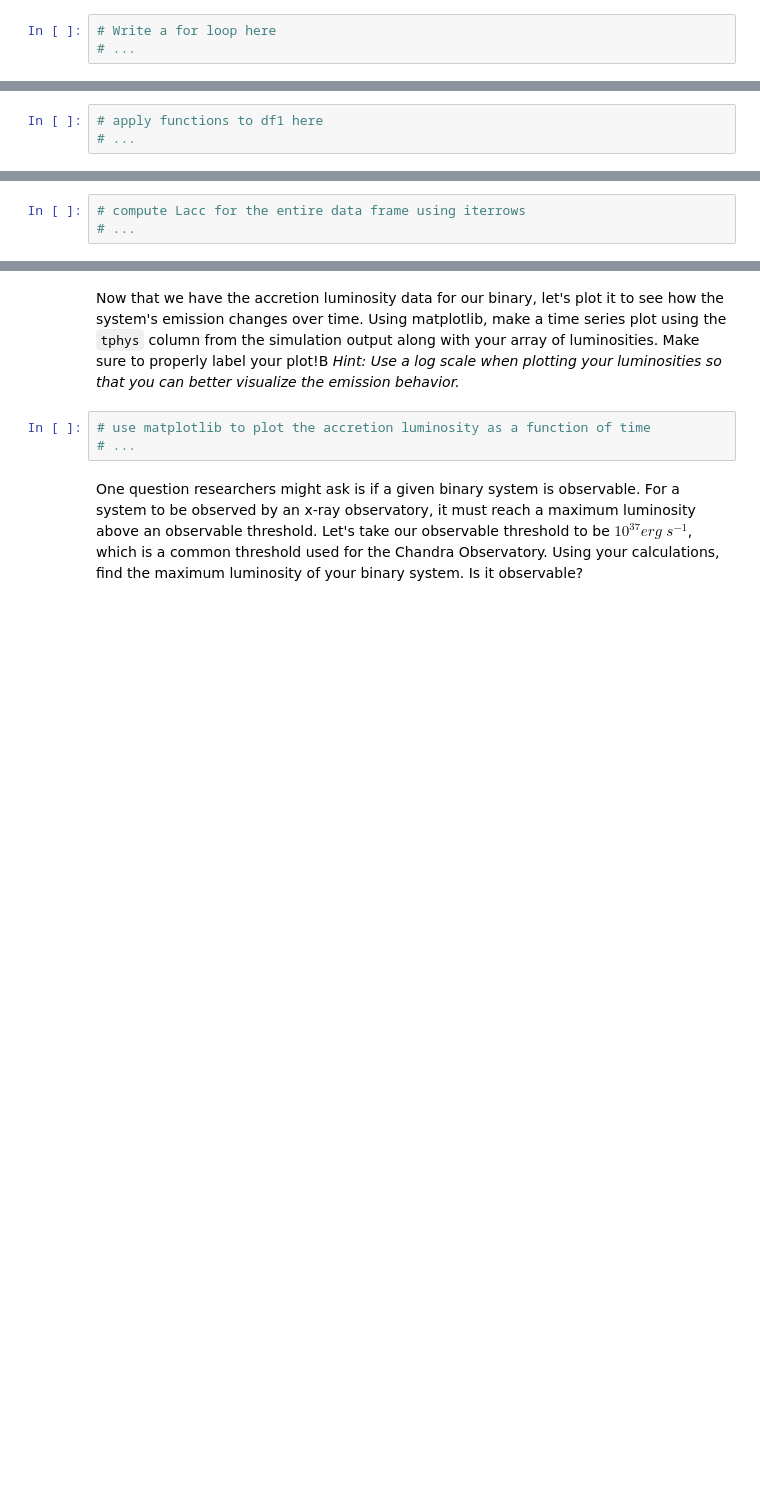
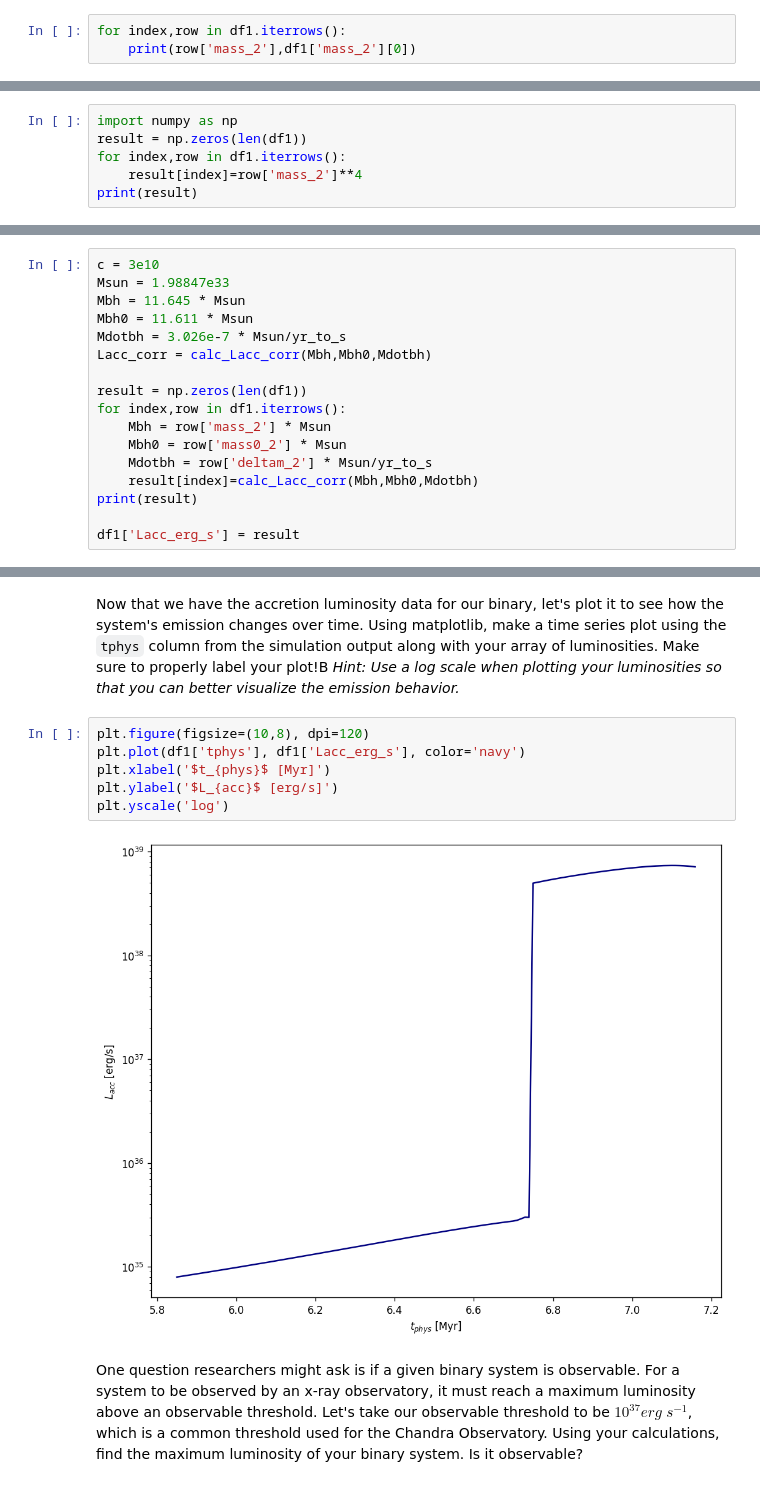
Before and after one commit to CIERA-Northwestern/REACHpy, a Jupyter notebook: Projects/AccretingBlackHoles/AccretingBlackHoles.ipynb, the cells around one changed output, grey strips where cells are left out. Drawn from its saved outputs; the diff is of its cells as text; blank space fills up the shorter version.

````diff
--- a/Projects/AccretingBlackHoles/AccretingBlackHoles.ipynb
+++ b/Projects/AccretingBlackHoles/AccretingBlackHoles.ipynb
@@ -180,5 +290,5 @@ for index,row in df1.iterrows():
 
 Now try it yourself:
 # %%
-# Write a for loop here
-# ...
+for index,row in df1.iterrows():
+    print(row['mass_2'],df1['mass_2'][0])
@@ -199,5 +327,8 @@ print(result)
 
 Now it is your turn to try operating functions on the data frame
 # %%
-# apply functions to df1 here
-# ...
+import numpy as np
+result = np.zeros(len(df1))
+for index,row in df1.iterrows():
+    result[index]=row['mass_2']**4
+print(result)
@@ -206,3 +365,17 @@ Now, do this for the function ``calc_Lacc`` and save your calculated luminositie
 # %%
-# compute Lacc for the entire data frame using iterrows
-# ...
+c = 3e10
+Msun = 1.98847e33
+Mbh = 11.645 * Msun
+Mbh0 = 11.611 * Msun
+Mdotbh = 3.026e-7 * Msun/yr_to_s
+Lacc_corr = calc_Lacc_corr(Mbh,Mbh0,Mdotbh)
+
+result = np.zeros(len(df1))
+for index,row in df1.iterrows():
+    Mbh = row['mass_2'] * Msun
+    Mbh0 = row['mass0_2'] * Msun
+    Mdotbh = row['deltam_2'] * Msun/yr_to_s
+    result[index]=calc_Lacc_corr(Mbh,Mbh0,Mdotbh)
+print(result)
+
+df1['Lacc_erg_s'] = result
@@ -209,8 +416,13 @@ Now, do this for the function ``calc_Lacc`` and save your calculated luminositie
 # %% [markdown]
 Now that we have the accretion luminosity data for our binary, let's plot it to see how the system's emission changes over time. Using matplotlib, make a time series plot using the ```tphys``` column from the simulation output along with your array of luminosities. Make sure to properly label your plot!B *Hint: Use a log scale when plotting your luminosities so that you can better visualize the emission behavior.*
 # %%
-# use matplotlib to plot the accretion luminosity as a function of time
-# ...
+plt.figure(figsize=(10,8), dpi=120)
+plt.plot(df1['tphys'], df1['Lacc_erg_s'], color='navy')
+plt.xlabel('$t_{phys}$ [Myr]')
+plt.ylabel('$L_{acc}$ [erg/s]')
+plt.yscale('log')
+# %% [output]
+[figure, added]
 # %% [markdown]
 One question researchers might ask is if a given binary system is observable. For a system to be observed by an x-ray observatory, it must reach a maximum luminosity above an observable threshold. Let's take our observable threshold to be $10^{37} erg$ $s^{-1}$, which is a common threshold used for the Chandra Observatory. Using your calculations, find the maximum luminosity of your binary system. Is it observable?
 # %%
````
Also changed, not shown: parts of 42 cells of this notebook.
